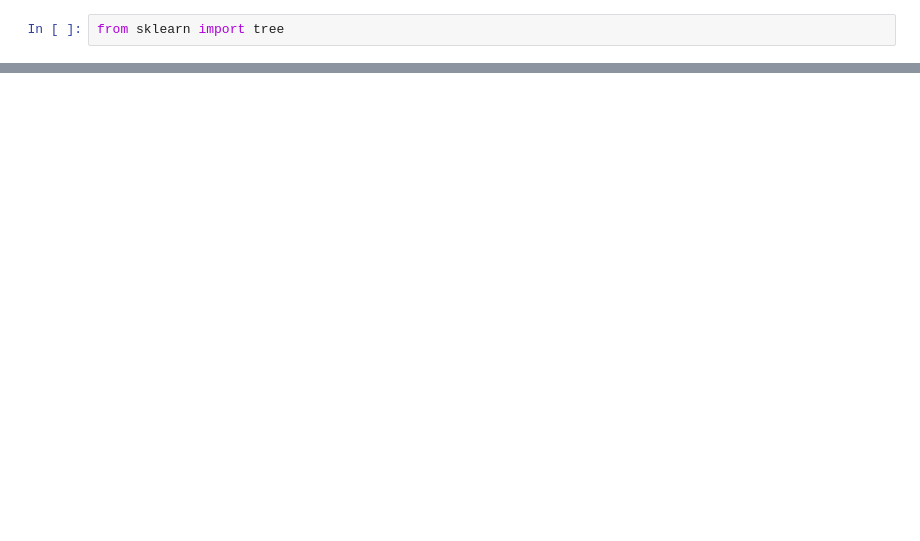
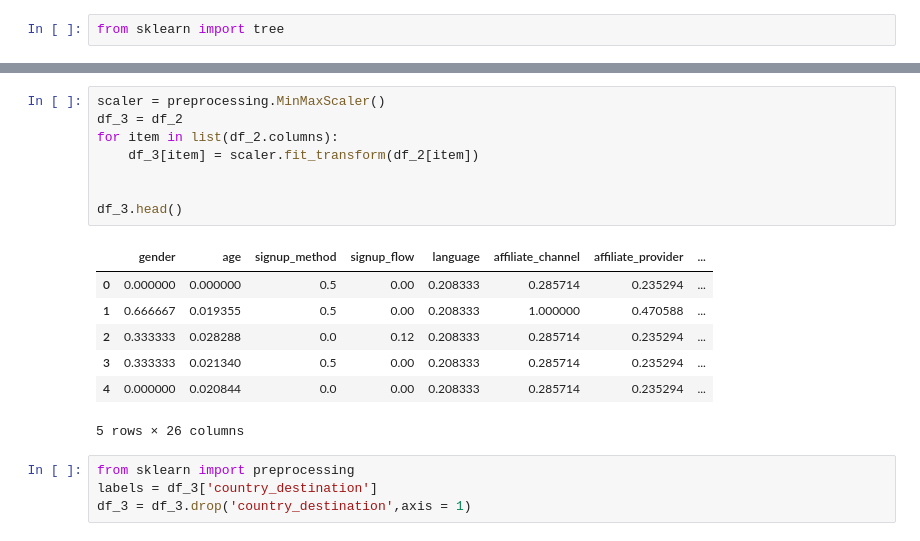
Before and after one commit to mirunapopa/DS-Intensive, a Jupyter notebook: project.ipynb, the cells around one changed output, grey strips where cells are left out. Saved outputs shown, nothing was run; the diff lists cells and outputs as text; blank space fills up the shorter version.

```diff
--- a/project.ipynb
+++ b/project.ipynb
@@ -62,0 +124,20 @@ clf.score(df, labels)
+# %%
+scaler = preprocessing.MinMaxScaler()
+df_3 = df_2
+for item in list(df_2.columns):
+    df_3[item] = scaler.fit_transform(df_2[item])
+
+
+df_3.head()
+# %% [output]
+|  | gender | age | signup_method | signup_flow | language | affiliate_channel | affiliate_provider | ... |
+| 0 | 0.000000 | 0.000000 | 0.5 | 0.00 | 0.208333 | 0.285714 | 0.235294 | ... |
+| 1 | 0.666667 | 0.019355 | 0.5 | 0.00 | 0.208333 | 1.000000 | 0.470588 | ... |
+| 2 | 0.333333 | 0.028288 | 0.0 | 0.12 | 0.208333 | 0.285714 | 0.235294 | ... |
+| 3 | 0.333333 | 0.021340 | 0.5 | 0.00 | 0.208333 | 0.285714 | 0.235294 | ... |
+| 4 | 0.000000 | 0.020844 | 0.0 | 0.00 | 0.208333 | 0.285714 | 0.235294 | ... |
+5 rows × 26 columns
+# %%
+from sklearn import preprocessing
+labels = df_3['country_destination']
+df_3 = df_3.drop('country_destination',axis = 1)
```
Also changed, not shown: parts of 7 cells of this notebook.
